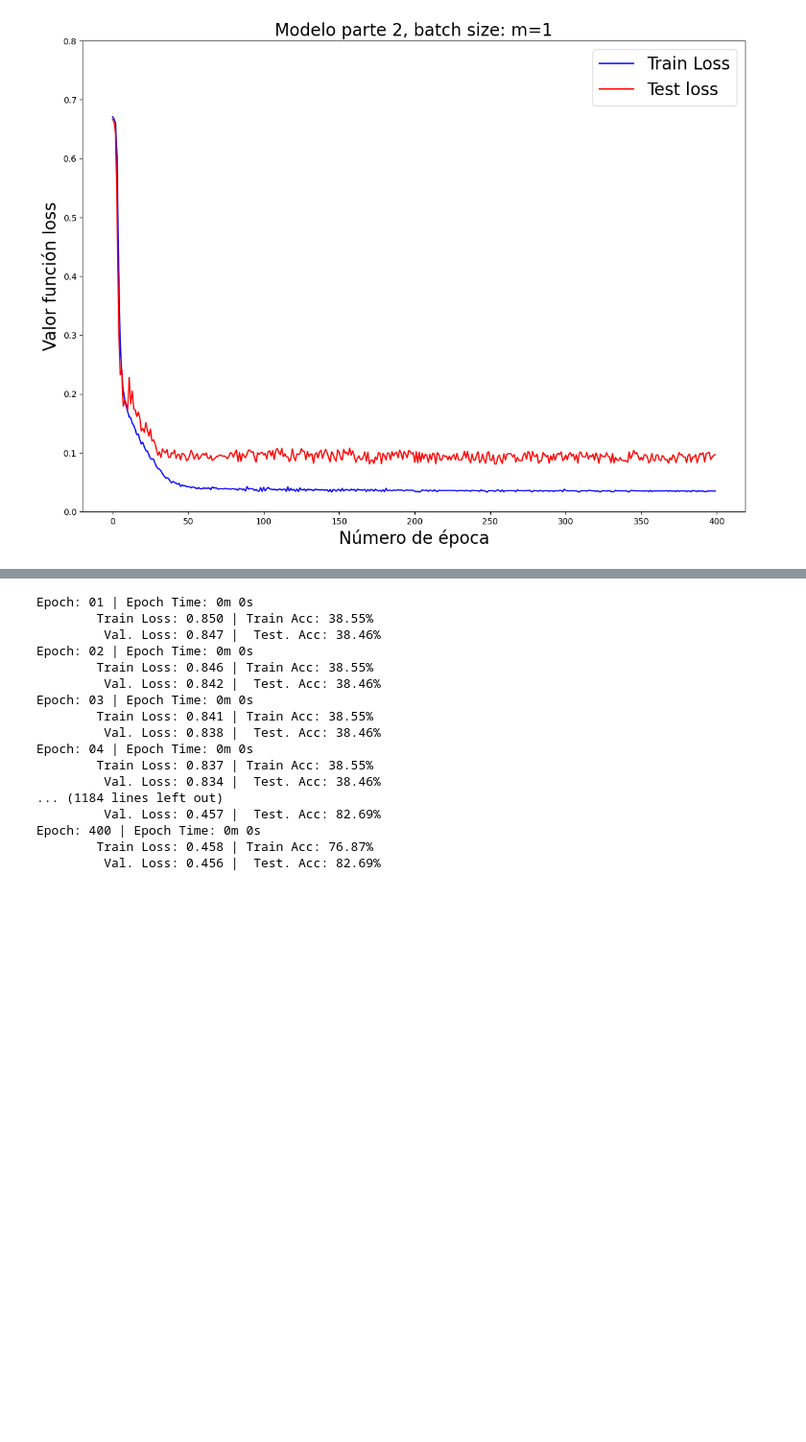
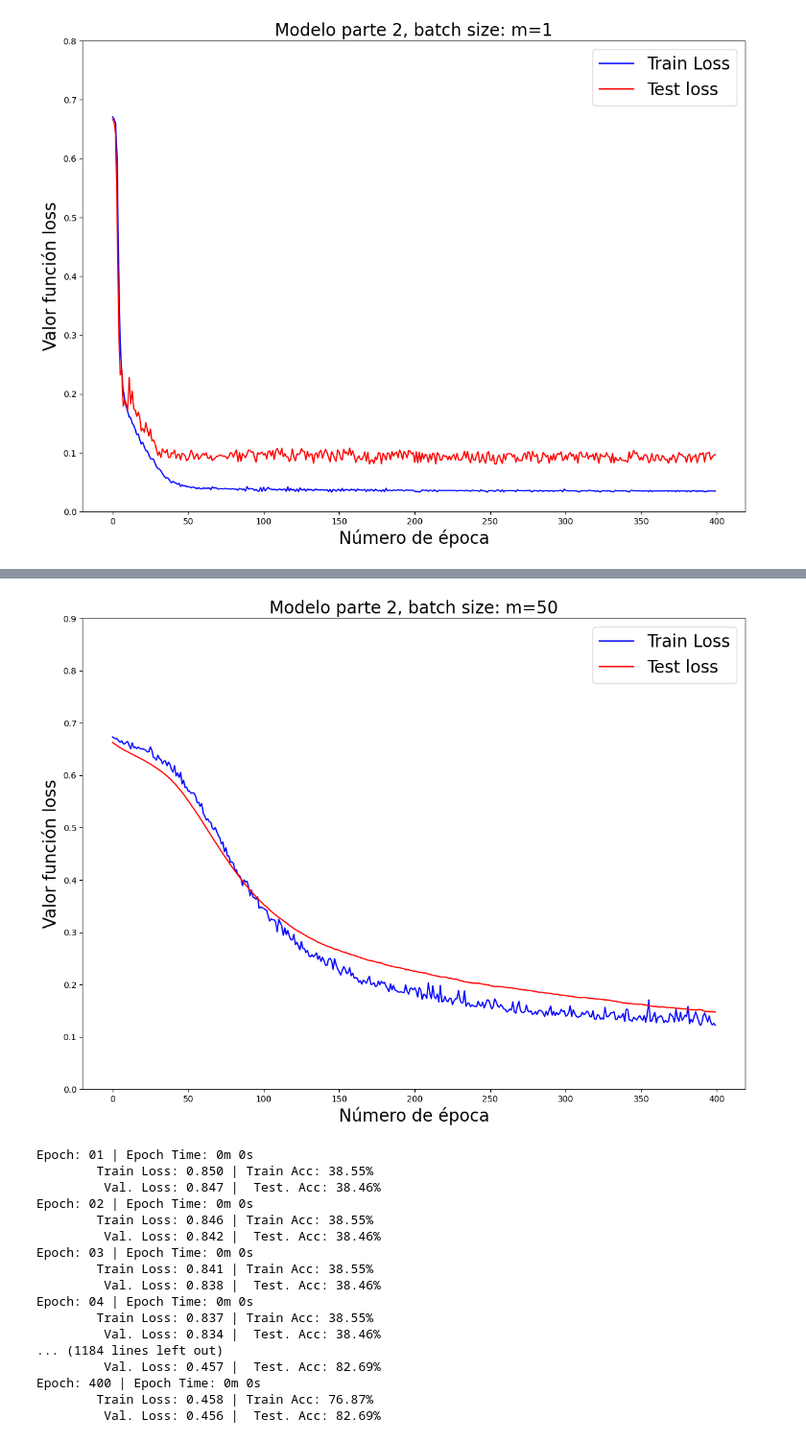
Before and after one commit to tridimensionaal/-Homeworks-CC6204, a Jupyter notebook: 01/CC6204_Tarea_1.ipynb, the cells around one changed output, grey strips where cells are left out. Shown at 96% size. Drawn from its saved outputs; the diff is of its cells as text; code cells hidden in the pictures; blank space fills up the shorter version.

```diff
--- a/01/CC6204_Tarea_1.ipynb
+++ b/01/CC6204_Tarea_1.ipynb
@@ -405,3 +406,5 @@ Epoch: 400 | Epoch Time: 0m 0s
 plot_epoch_vs_loss(data_list, "Modelo parte 2, batch size: m=1")
 # %% [output]
 [figure]
+# %%
+data_list = create_all(batch_size=50)
@@ -408,3 +429,7 @@ plot_epoch_vs_loss(data_list, "Modelo parte 2, batch size: m=1")
+# %%
+plot_epoch_vs_loss(data_list, "Modelo parte 2, batch size: m=50")
+# %% [output]
+[figure, added]
 # %%
 data_list = create_all(batch_size=len(train_data))
 # %% [output]
```
Also changed, not shown: parts of 14 cells of this notebook.
